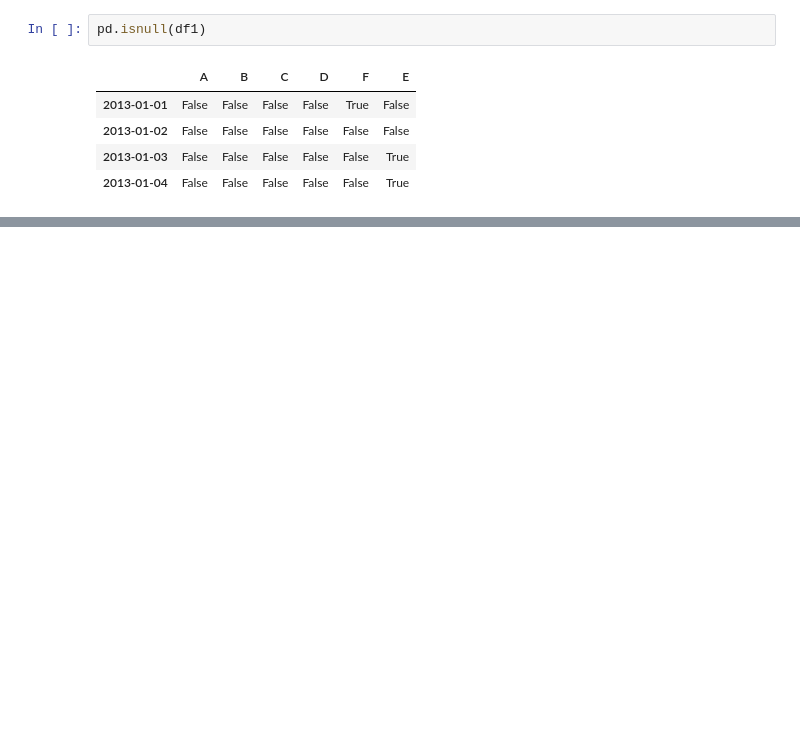
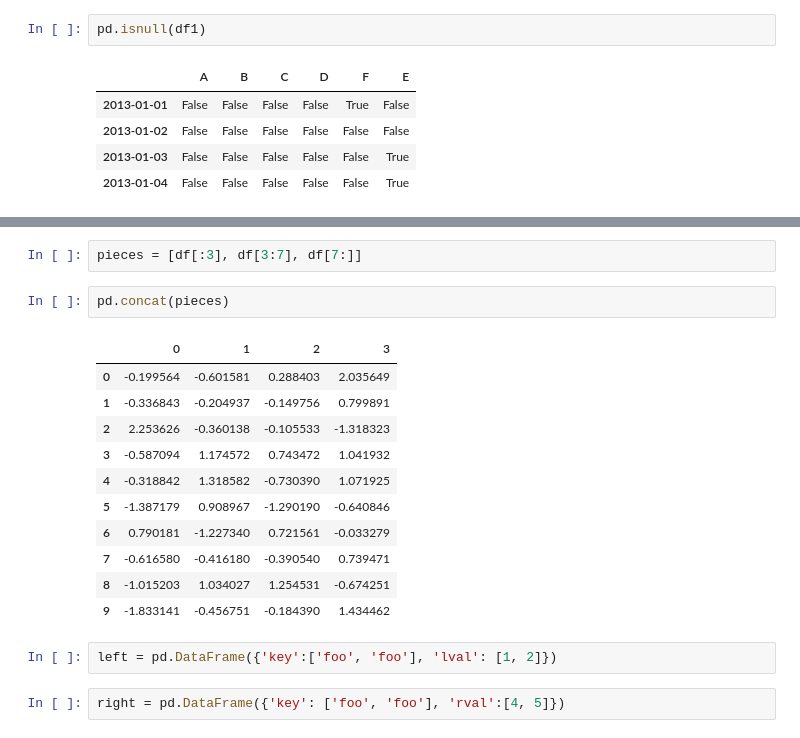
Before and after one commit to kmk4021/data_science, a Jupyter notebook: Homwork1 Pandas.ipynb, the cells around one changed output, grey strips where cells are left out. Cells and saved outputs as stored; diff of their text form; blank space fills up the shorter version.

```diff
--- a/Homwork1 Pandas.ipynb
+++ b/Homwork1 Pandas.ipynb
@@ -354,0 +480,20 @@ pd.isnull(df1)
+# %%
+pieces = [df[:3], df[3:7], df[7:]]
+# %%
+pd.concat(pieces)
+# %% [output]
+|  | 0 | 1 | 2 | 3 |
+| 0 | -0.199564 | -0.601581 | 0.288403 | 2.035649 |
+| 1 | -0.336843 | -0.204937 | -0.149756 | 0.799891 |
+| 2 | 2.253626 | -0.360138 | -0.105533 | -1.318323 |
+| 3 | -0.587094 | 1.174572 | 0.743472 | 1.041932 |
+| 4 | -0.318842 | 1.318582 | -0.730390 | 1.071925 |
+| 5 | -1.387179 | 0.908967 | -1.290190 | -0.640846 |
+| 6 | 0.790181 | -1.227340 | 0.721561 | -0.033279 |
+| 7 | -0.616580 | -0.416180 | -0.390540 | 0.739471 |
+| 8 | -1.015203 | 1.034027 | 1.254531 | -0.674251 |
+| 9 | -1.833141 | -0.456751 | -0.184390 | 1.434462 |
+# %%
+left = pd.DataFrame({'key':['foo', 'foo'], 'lval': [1, 2]})
+# %%
+right = pd.DataFrame({'key': ['foo', 'foo'], 'rval':[4, 5]})
```
Also changed, not shown: parts of 73 cells of this notebook.
